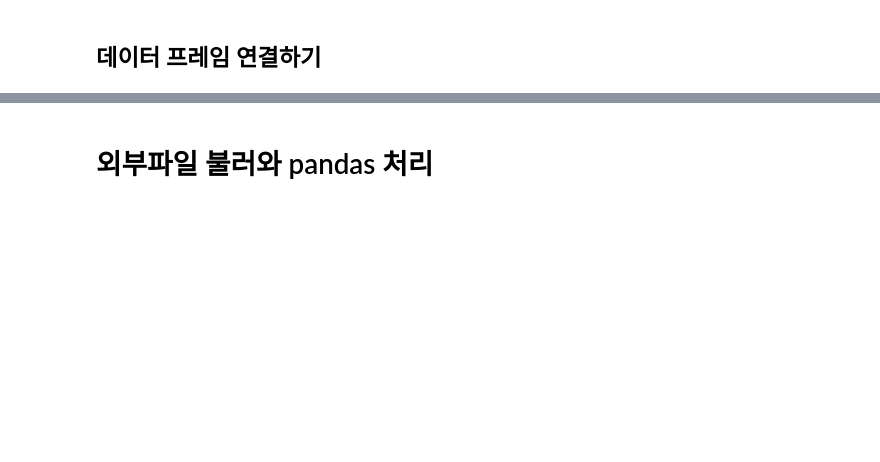
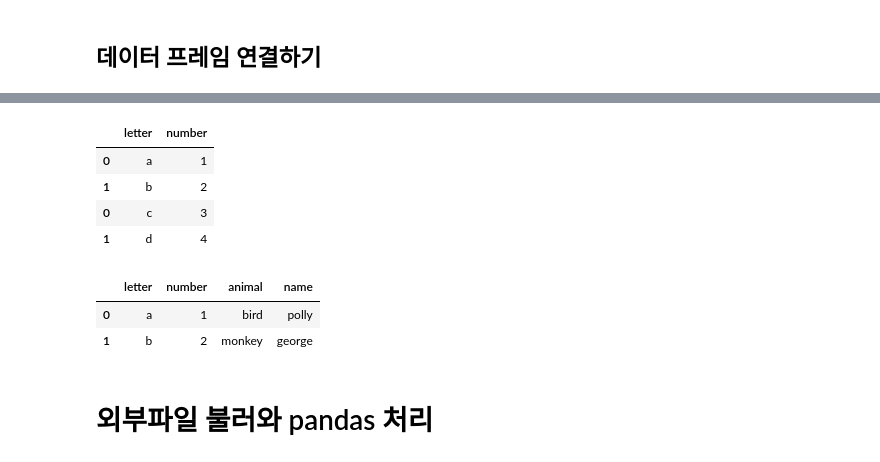
Before and after one commit to eunhobang/ICT-AI-education, a Jupyter notebook: 8_10_7_4_데이터_분석을_위한_판다스_실전문제_ipynb의_사본.ipynb, the cells around one changed output, grey strips where cells are left out. Saved outputs shown, nothing was run; the diff lists cells and outputs as text; code cells hidden in the pictures; blank space fills up the shorter version.

```diff
--- a/8_10_7_4_데이터_분석을_위한_판다스_실전문제_ipynb의_사본.ipynb
+++ b/8_10_7_4_데이터_분석을_위한_판다스_실전문제_ipynb의_사본.ipynb
@@ -888,0 +801,4 @@ AttributeError: ignored
+# %%
+df3 = pd.DataFrame([['c', 3, 'cat'],
+                    ['d', 4, 'dog']],
+                   columns=['letter', 'number', 'animal'])
@@ -889,3 +809,17 @@ AttributeError: ignored
+# %%
+pd.concat([df1,df3], join='inner')
+# %% [output]
+|  | letter | number |
+| 0 | a | 1 |
+| 1 | b | 2 |
+| 0 | c | 3 |
+| 1 | d | 4 |
+# %%
+pd.concat([df1,df4], axis=1)
+# %% [output]
+|  | letter | number | animal | name |
+| 0 | a | 1 | bird | polly |
+| 1 | b | 2 | monkey | george |
 # %% [markdown]
 # 외부파일 불러와 pandas 처리
 # %%
```
Also changed, not shown: parts of 86 cells of this notebook.
